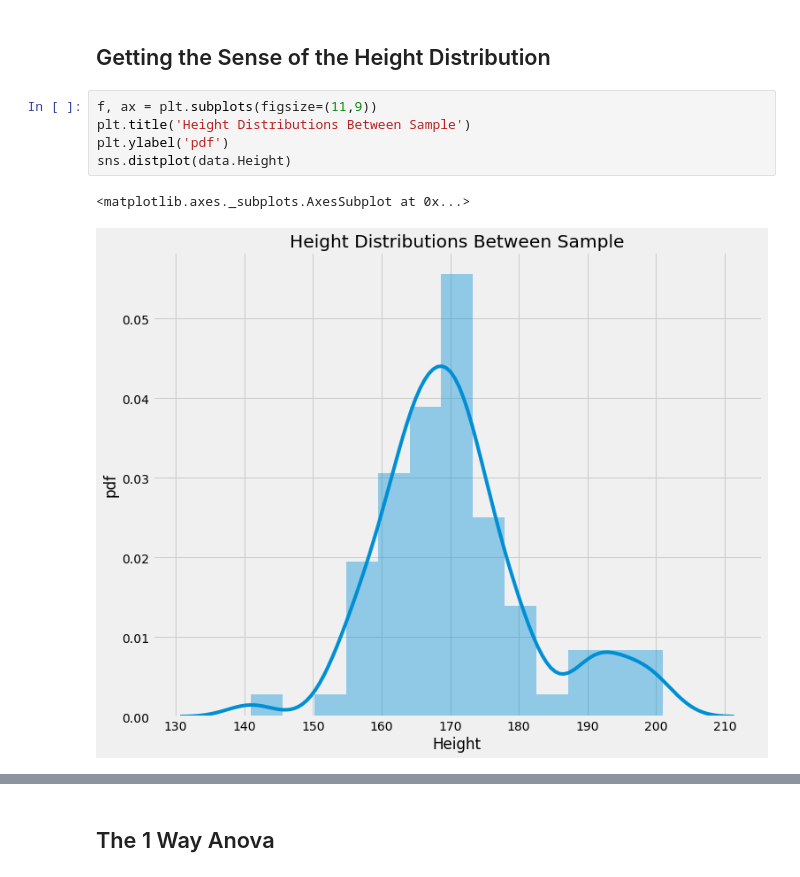
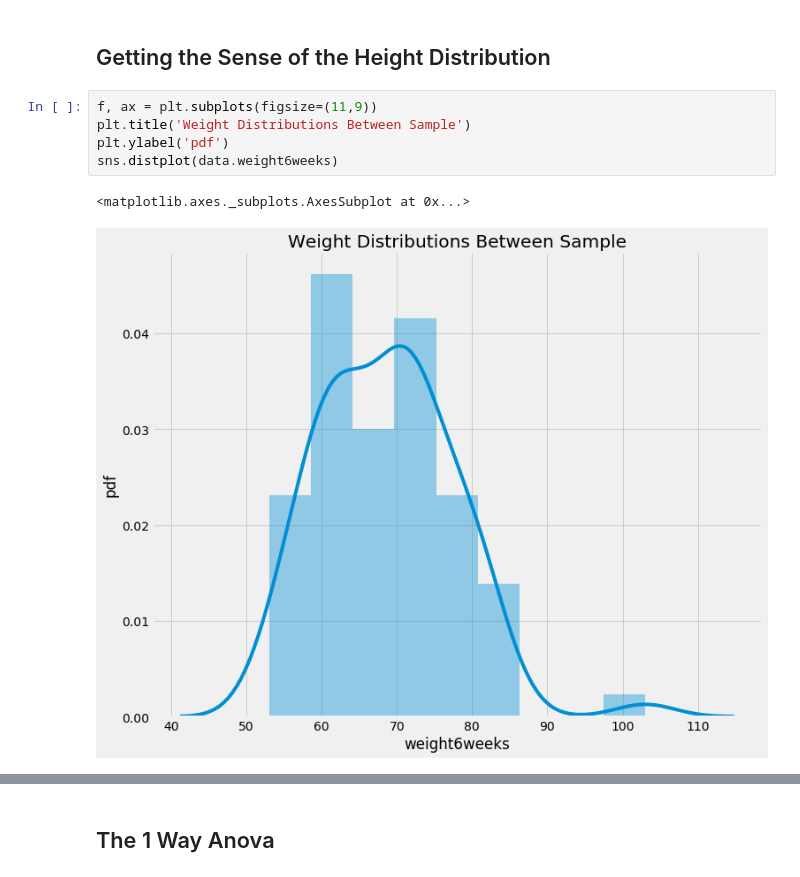
Before and after one commit to ariepratama/ariepratama.github.io, a Jupyter notebook: notebooks/2018-6-7-How-to-Use-1-Way-Anova-in-Python.ipynb, the cells around one changed output, grey strips where cells are left out. Cells and saved outputs as stored; diff of their text form.

```diff
--- a/notebooks/2018-6-7-How-to-Use-1-Way-Anova-in-Python.ipynb
+++ b/notebooks/2018-6-7-How-to-Use-1-Way-Anova-in-Python.ipynb
@@ -51,11 +84,11 @@ Cool! we only have ~3% missing value, either we could ignore, delete, or classif
 ## Getting the Sense of the Height Distribution
 # %%
 f, ax = plt.subplots(figsize=(11,9))
-plt.title('Height Distributions Between Sample')
+plt.title('Weight Distributions Between Sample')
 plt.ylabel('pdf')
-sns.distplot(data.Height)
+sns.distplot(data.weight6weeks)
 # %% [output]
 <matplotlib.axes._subplots.AxesSubplot at 0x...>
-[figure, old version]
+[figure, new version]
 # %%
 f, ax = plt.subplots(figsize=(11,9))
```
Also changed, not shown: parts of 23 cells of this notebook, 9 other files.
